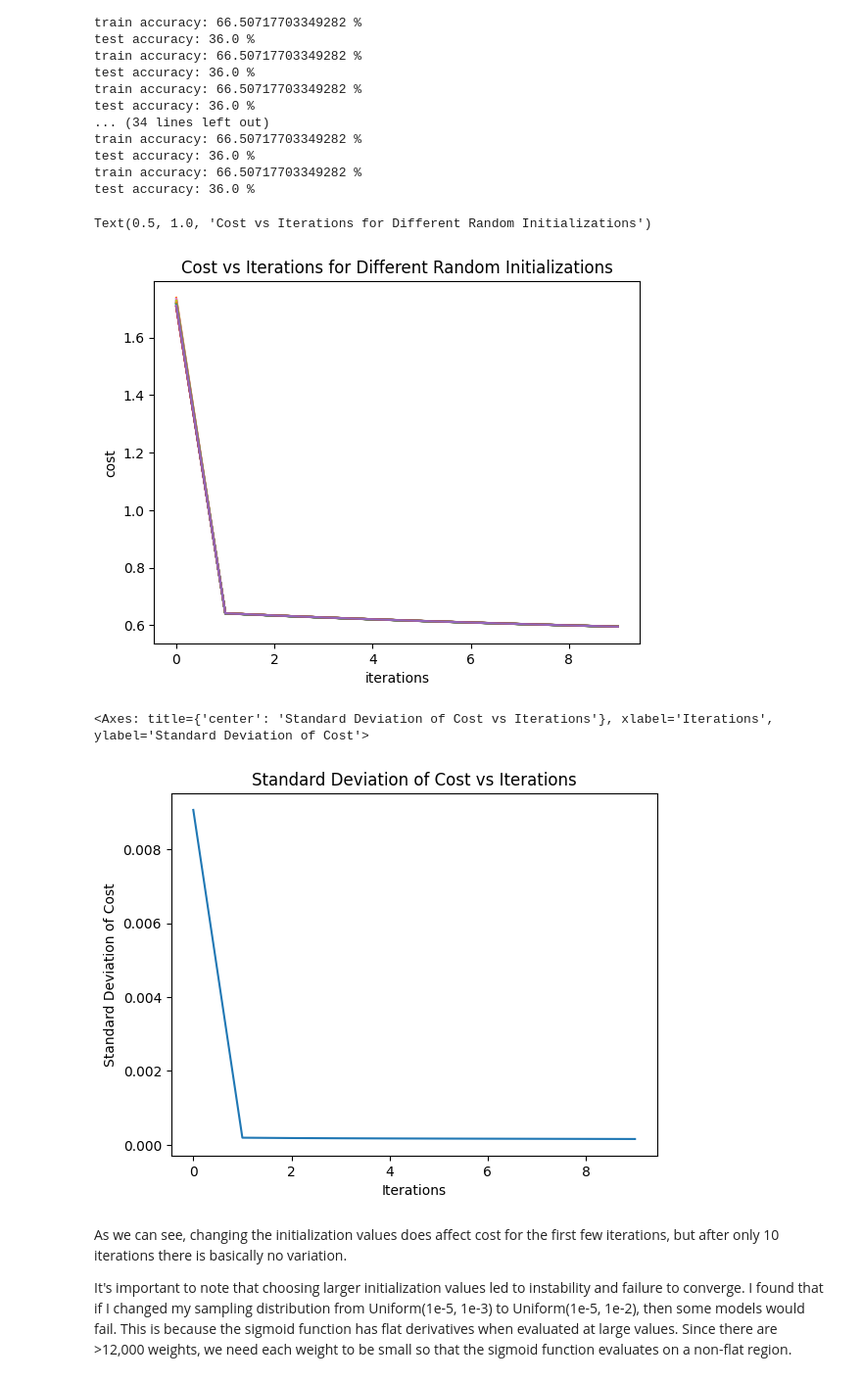
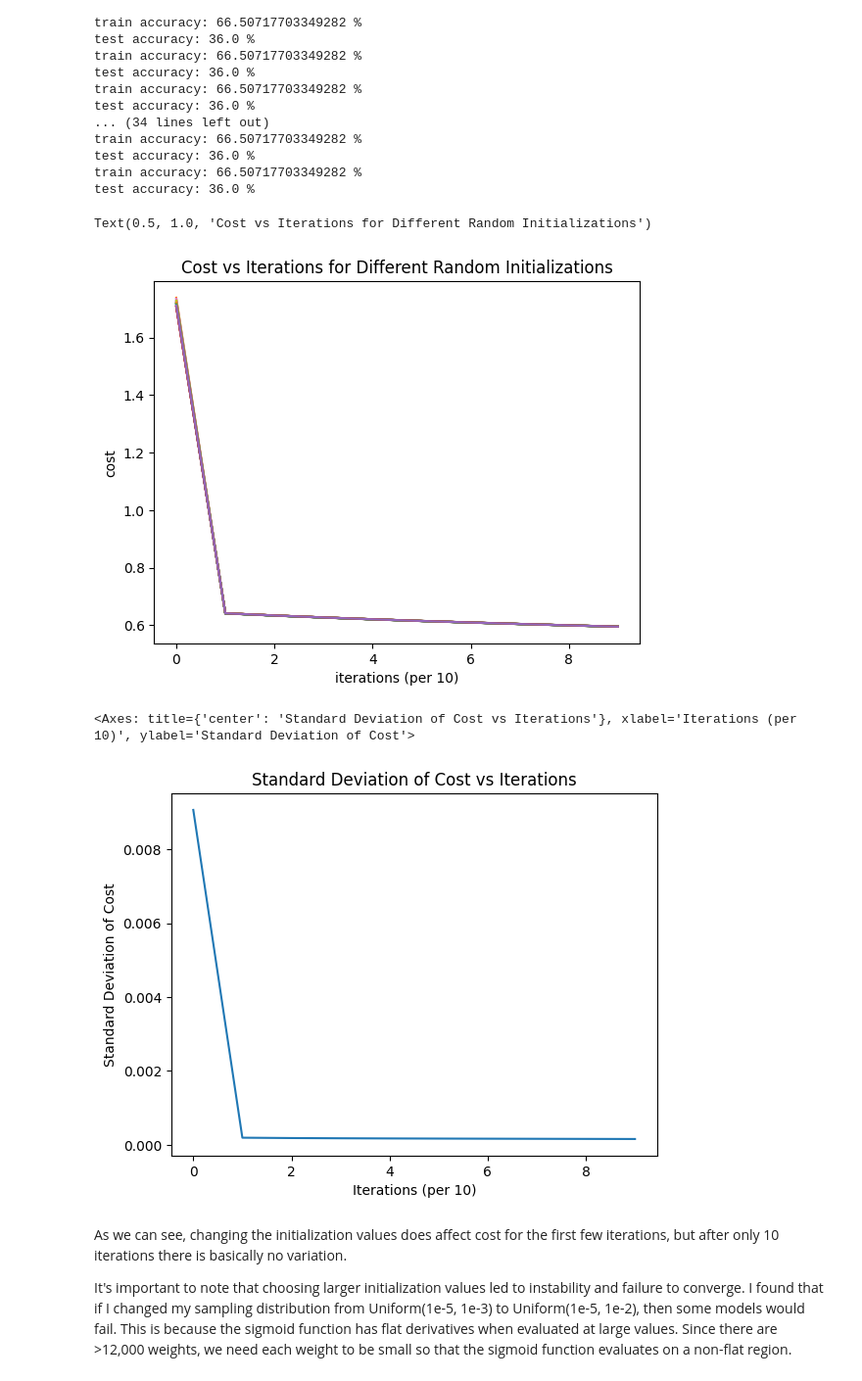
Before and after one commit to svanomm/ai-algorithms-ii, a Jupyter notebook: homework-week-04/Coding Homework Week 4.ipynb, the cells around one changed output. Shown: that part at 98% size. Saved outputs shown, nothing was run; the diff lists cells and outputs as text; code cells hidden in the pictures.

```diff
--- a/homework-week-04/Coding Homework Week 4.ipynb
+++ b/homework-week-04/Coding Homework Week 4.ipynb
@@ -282,5 +282,5 @@ def model(X_train, Y_train, X_test, Y_test, num_iterations=2000, learning_rate=0
 
     return d
 # %%
-d = model(train_set_x, train_set_y, test_set_x, test_set_y, num_iterations = 2000, learning_rate = 0.005, print_cost = True)
+d = model(train_set_x, train_set_y, test_set_x, test_set_y, num_iterations = 2000, learning_rate = 0.005, print_cost = False)
 # %% [output]
@@ -422,23 +405,23 @@ test accuracy: 36.0 %
 # %%
 # Plot learning curves for different seeds
 for key in costs:
     plt.plot(np.squeeze(costs[key]), label=key)
 plt.ylabel('cost')
-plt.xlabel('iterations')
+plt.xlabel('iterations (per 10)')
 plt.title('Cost vs Iterations for Different Random Initializations')
 # %% [output]
 Text(0.5, 1.0, 'Cost vs Iterations for Different Random Initializations')
-[figure, old version]
+[figure, new version]
 # %%
 df=pd.DataFrame(costs)
 df.transpose().agg('std').plot(
     title='Standard Deviation of Cost vs Iterations',
     ylabel='Standard Deviation of Cost',
-    xlabel='Iterations'
+    xlabel='Iterations (per 10)'
 )
 # %% [output]
-<Axes: title={'center': 'Standard Deviation of Cost vs Iterations'}, xlabel='Iterations', ylabel='Standard Deviation of Cost'>
+<Axes: title={'center': 'Standard Deviation of Cost vs Iterations'}, xlabel='Iterations (per 10)', ylabel='Standard Deviation of Cost'>
-[figure, old version]
+[figure, new version]
 # %% [markdown]
 As we can see, changing the initialization values does affect cost for the first few iterations, but after only 10 iterations there is basically no variation.
 
```
Also changed, not shown: parts of 4 cells of this notebook, 1 other file.
